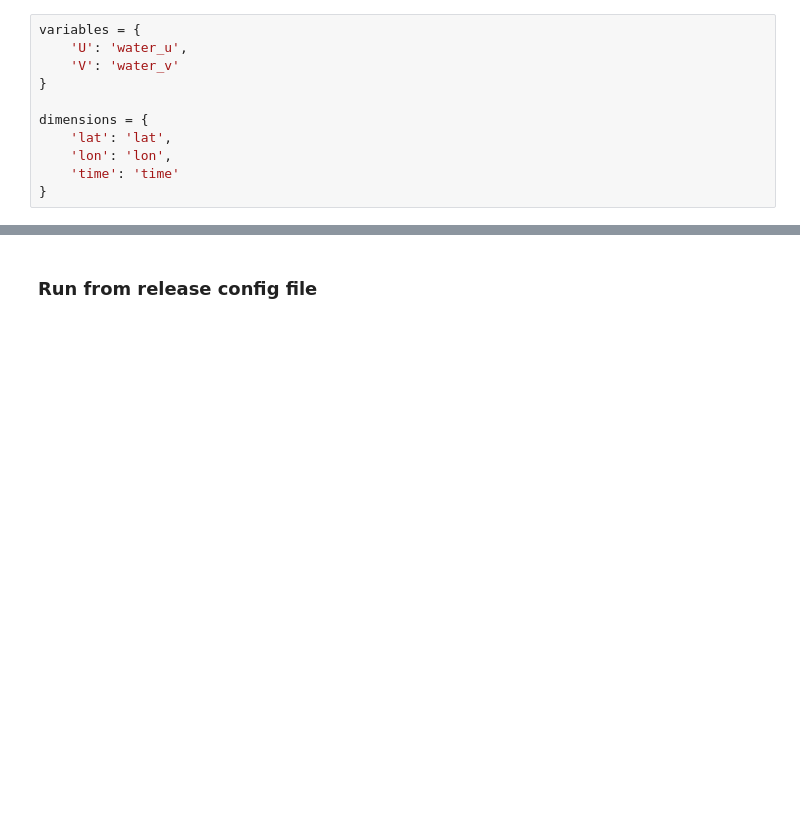
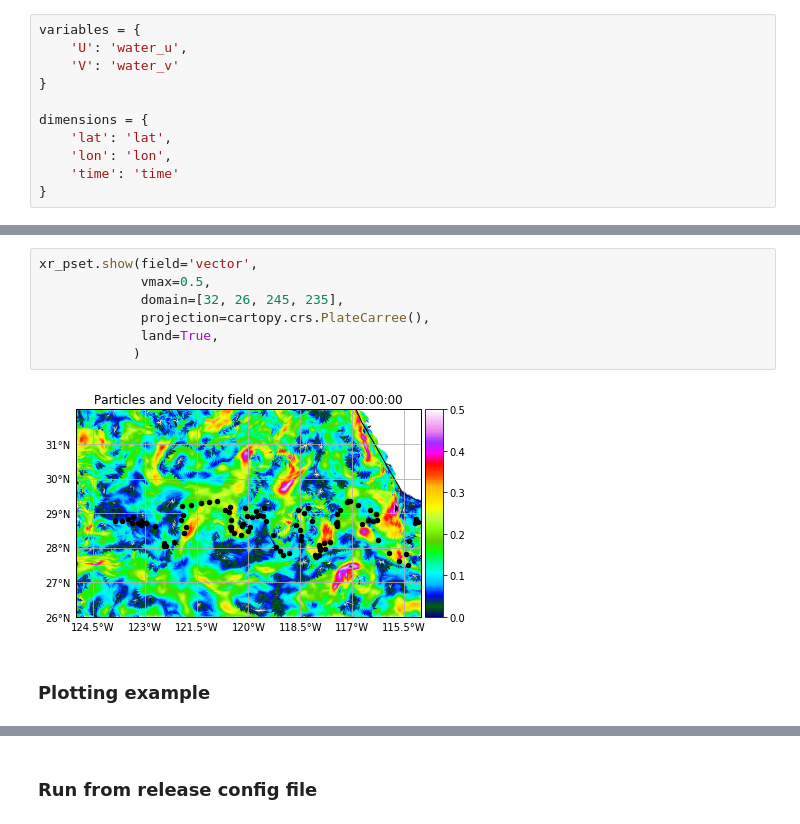
Before and after one commit to axiom-data-science/oot-workflows, a Jupyter notebook: notebooks/001_Manual_Run.ipynb, the cells around one changed output, grey strips where cells are left out. Cells and saved outputs as stored; diff of their text form; blank space fills up the shorter version.

```diff
--- a/notebooks/001_Manual_Run.ipynb
+++ b/notebooks/001_Manual_Run.ipynb
@@ -86 +91,12 @@ INFO: Compiled JITParticleAdvectionRK4 ==> /tmp/parcels-1000/ef47601559a9168ebf1
 <module 'matplotlib.pyplot' from '/opt/conda/lib/python3.6/site-packages/matplotlib/pyplot.py'>
+# %%
+xr_pset.show(field='vector',
+             vmax=0.5,
+             domain=[32, 26, 245, 235],
+             projection=cartopy.crs.PlateCarree(),
+             land=True,
+            )
+# %% [output]
+[figure, added]
+# %% [markdown]
+### Plotting example
```
Also changed, not shown: parts of 8 cells of this notebook, 4 other files.
